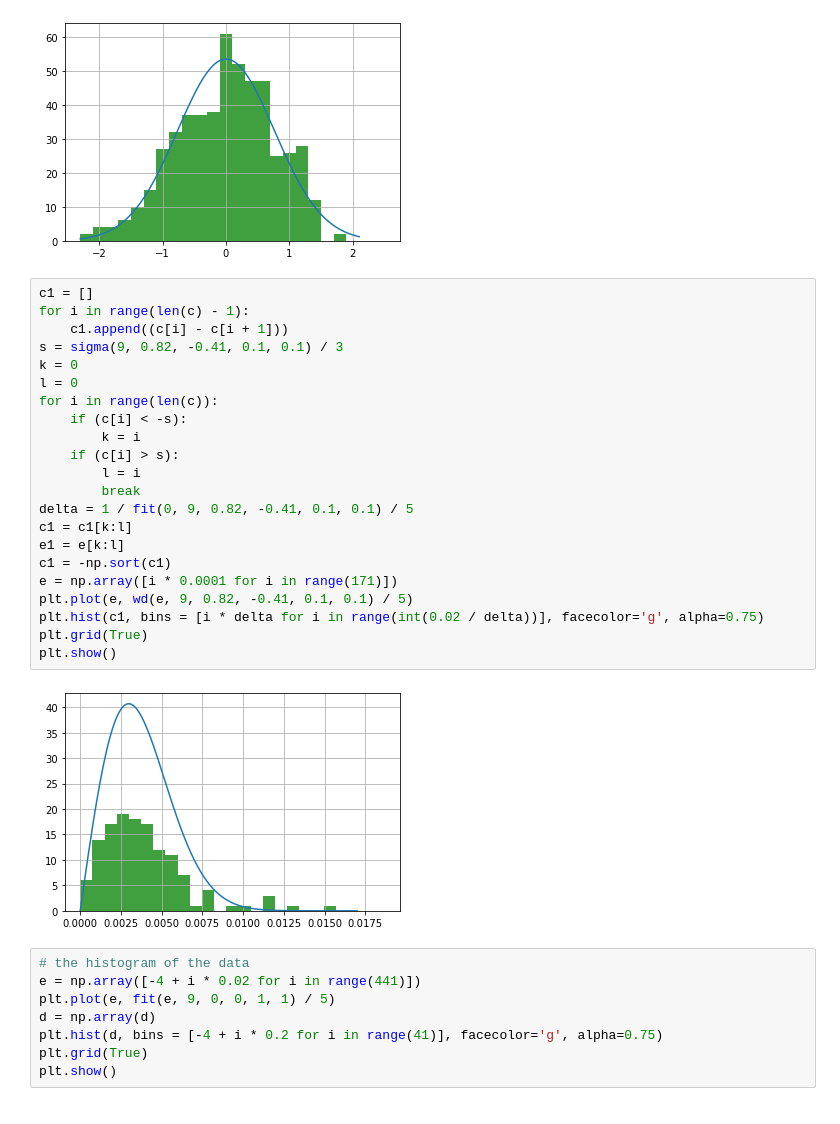
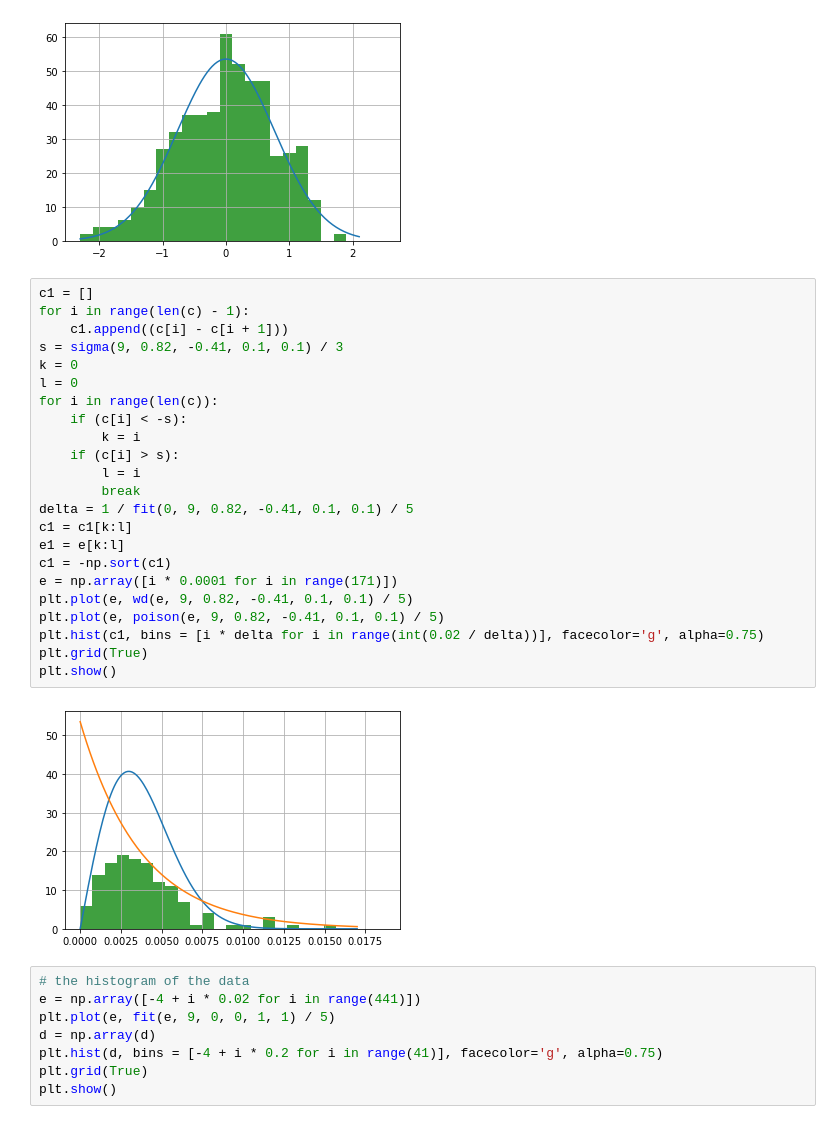
Before and after one commit to DecemberFlower/NMR_practice, a Jupyter notebook: 9.2.ipynb, the cells around one changed output. Saved outputs shown, nothing was run; the diff lists cells and outputs as text.

```diff
--- a/9.2.ipynb
+++ b/9.2.ipynb
@@ -504,27 +507,28 @@ plt.show()
 # %%
 c1 = []
 for i in range(len(c) - 1):
     c1.append((c[i] - c[i + 1]))
 s = sigma(9, 0.82, -0.41, 0.1, 0.1) / 3
 k = 0
 l = 0
 for i in range(len(c)):
     if (c[i] < -s):
         k = i
     if (c[i] > s):
         l = i
         break
 delta = 1 / fit(0, 9, 0.82, -0.41, 0.1, 0.1) / 5
 c1 = c1[k:l]
 e1 = e[k:l]
 c1 = -np.sort(c1)
 e = np.array([i * 0.0001 for i in range(171)])
 plt.plot(e, wd(e, 9, 0.82, -0.41, 0.1, 0.1) / 5)
+plt.plot(e, poison(e, 9, 0.82, -0.41, 0.1, 0.1) / 5)
 plt.hist(c1, bins = [i * delta for i in range(int(0.02 / delta))], facecolor='g', alpha=0.75)
 plt.grid(True)
 plt.show()
 # %% [output]
-[figure, old version]
+[figure, new version]
 # %%
 # the histogram of the data
 e = np.array([-4 + i * 0.02 for i in range(441)])
```
Also changed, not shown: parts of 4 cells of this notebook.
